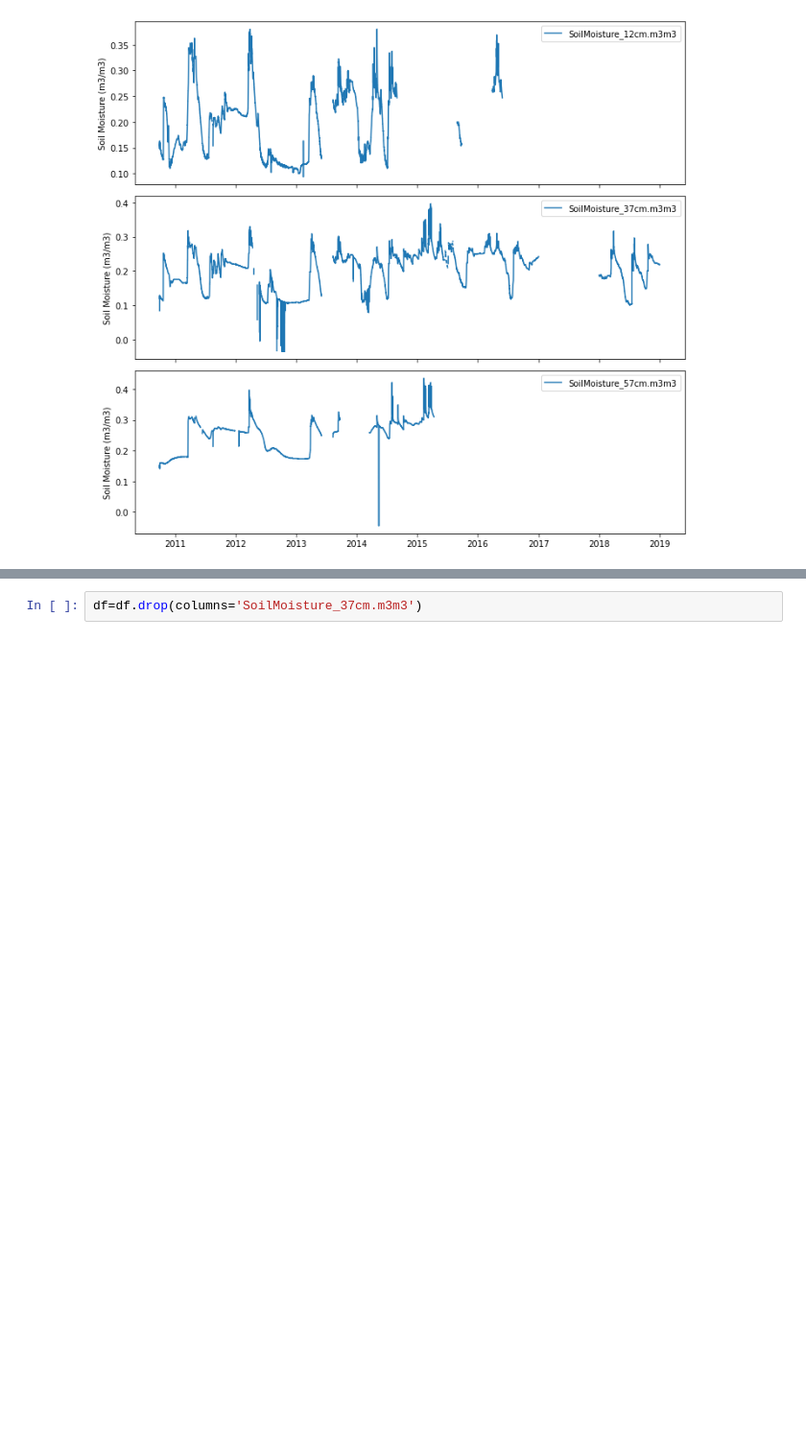
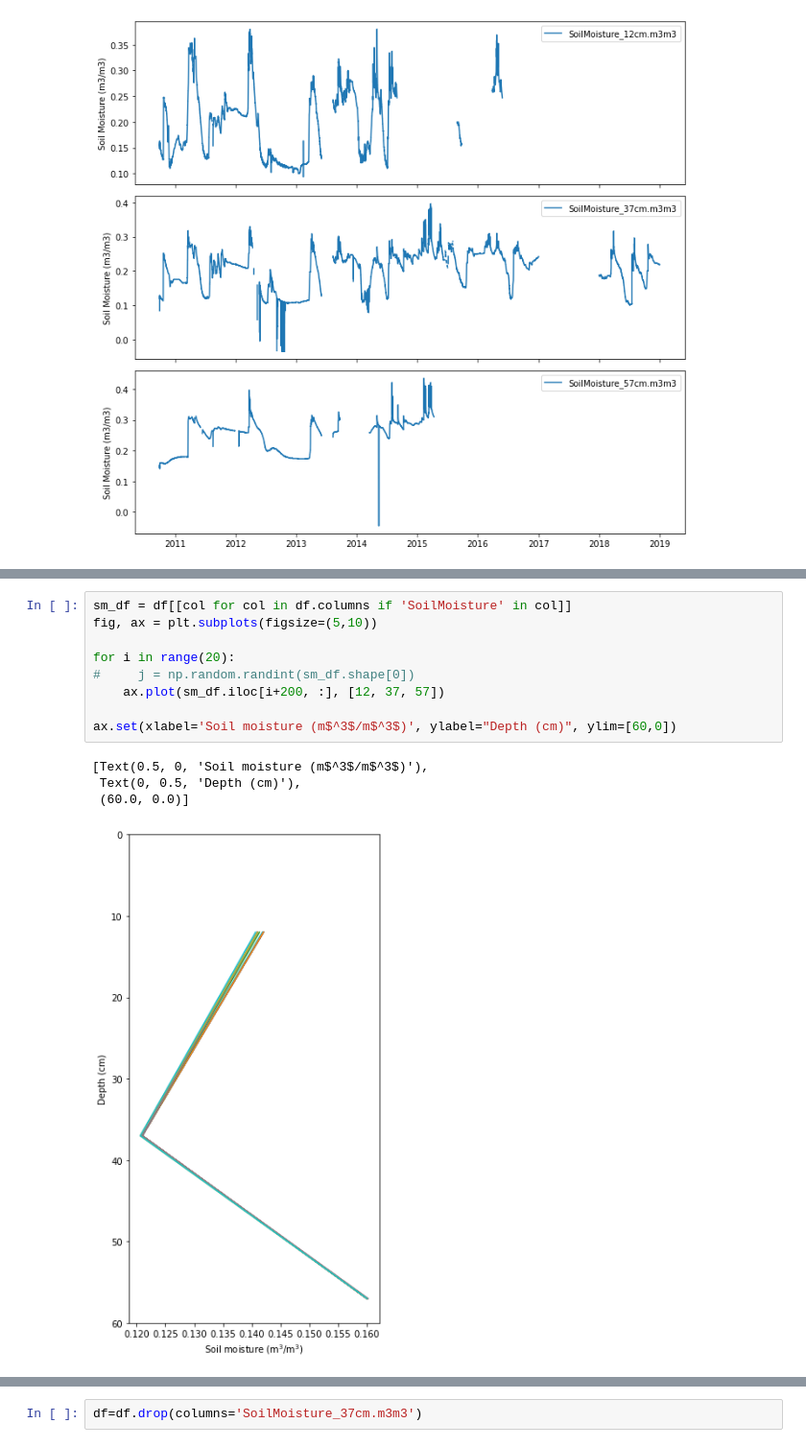
Before and after one commit to mberghouse/CO2-Data, a Jupyter notebook: python_processing/Catalina-Jemez_CZO/MC_Pit1.ipynb, the cells around one changed output, grey strips where cells are left out. Shown at 96% size. Saved outputs shown, nothing was run; the diff lists cells and outputs as text; blank space fills up the shorter version.

Commit message:
Added soil moisture profile plot to MC Pit 1

```diff
--- a/python_processing/Catalina-Jemez_CZO/MC_Pit1.ipynb
+++ b/python_processing/Catalina-Jemez_CZO/MC_Pit1.ipynb
@@ -132,3 +152,17 @@ plot_cols(sm_cols, ylabel='Soil Moisture (m3/m3)');
+# %%
+sm_df = df[[col for col in df.columns if 'SoilMoisture' in col]]
+fig, ax = plt.subplots(figsize=(5,10))
+
+for i in range(20):
+#     j = np.random.randint(sm_df.shape[0])
+    ax.plot(sm_df.iloc[i+200, :], [12, 37, 57])
+
+ax.set(xlabel='Soil moisture (m$^3$/m$^3$)', ylabel="Depth (cm)", ylim=[60,0])
+# %% [output]
+[Text(0.5, 0, 'Soil moisture (m$^3$/m$^3$)'),
+ Text(0, 0.5, 'Depth (cm)'),
+ (60.0, 0.0)]
+[figure, added]
 # %%
 #Determine relationship between soil moisture and depth
 df12=df['SoilMoisture_12cm.m3m3']
```
Also changed, not shown: parts of 2 cells of this notebook.
